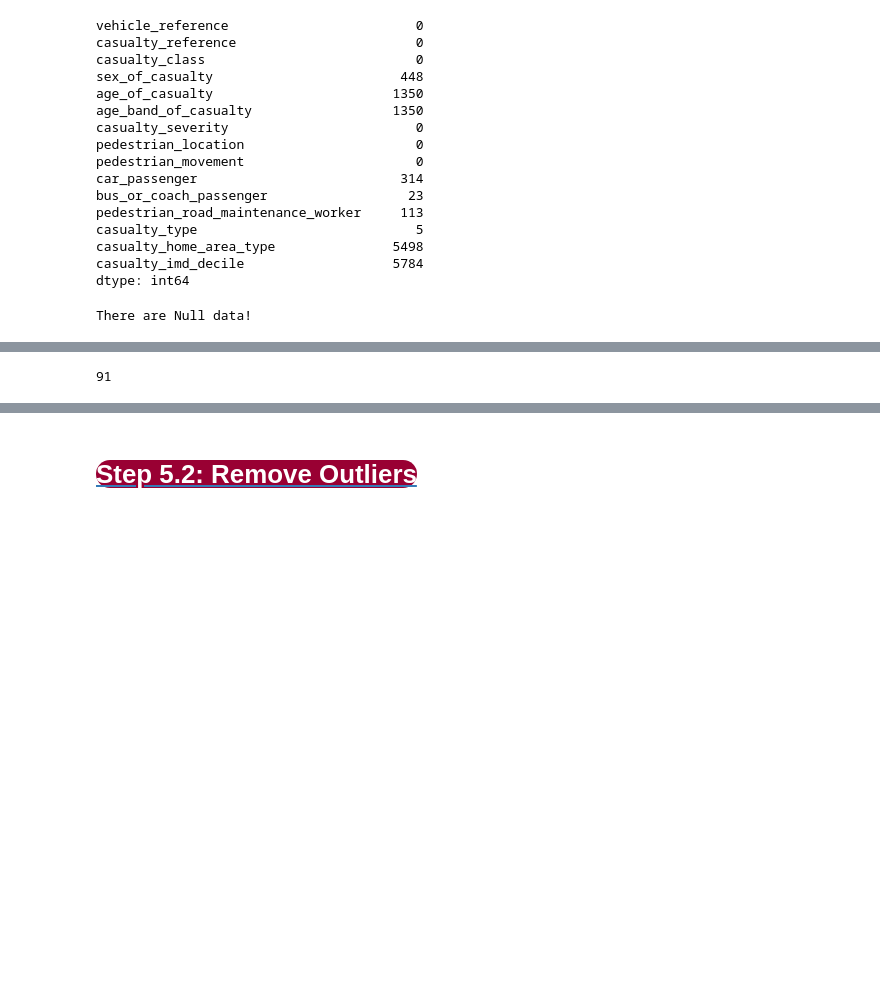
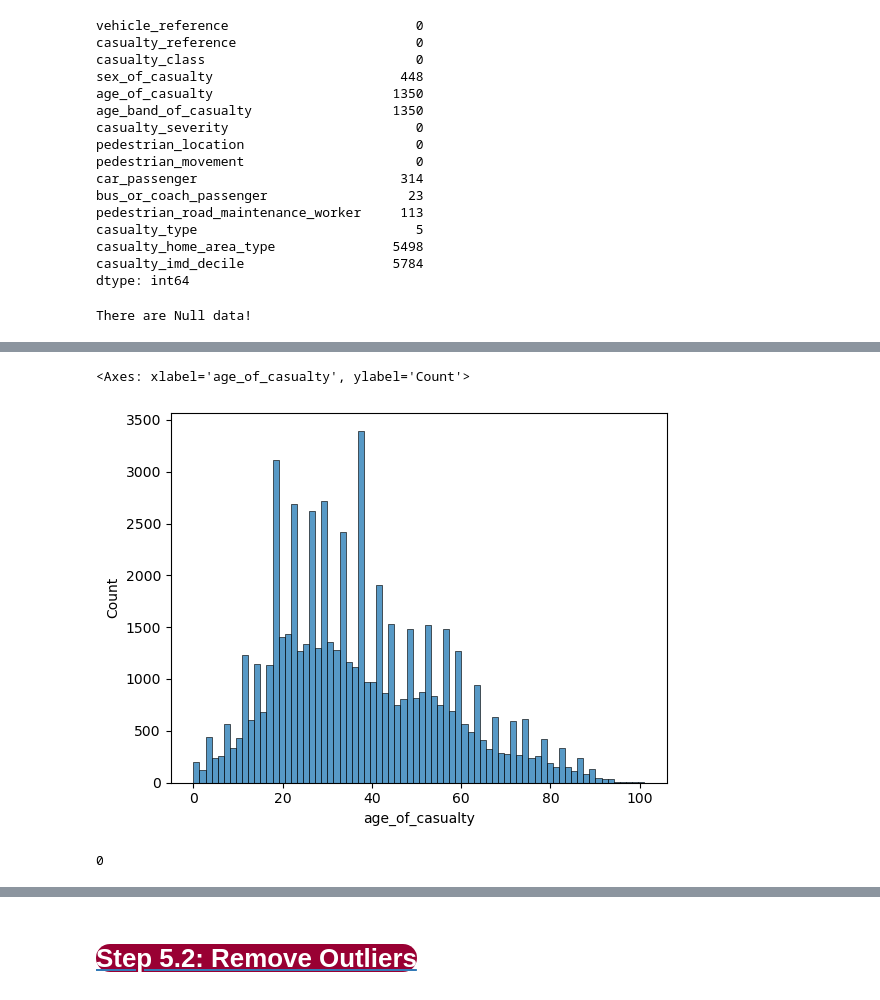
Before and after one commit to Asadi1460/road_accident, a Jupyter notebook: main.ipynb, the cells around one changed output, grey strips where cells are left out. Cells and saved outputs as stored; diff of their text form; code cells hidden in the pictures; blank space fills up the shorter version.

```diff
--- a/main.ipynb
+++ b/main.ipynb
@@ -593,15 +654,21 @@ array([ 8.,  6.,  9., 11.,  4., 10.,  3.,  7.,  2.,  5.,  1., nan])
+# %%
+sns.histplot(df['age_of_casualty'])
+# %% [output]
+<Axes: xlabel='age_of_casualty', ylabel='Count'>
+[figure, added]
 # %%
 # labels=['0 - 5', '6 - 10', '11 - 15', '16 - 20', '21 - 25',
 #         '26 - 35', '36 - 45', '46 - 55', '56 - 65', '66 - 75', 'Over 75'],
 
 # Replace null values in 'age_band_of_casualty' based on 'age_of_casualty'
+df.drop('age_band_of_casualty', axis=1, inplace=True)
 df['age_band_of_casualty'] = pd.cut(df['age_of_casualty'],
                                      bins=[0, 6, 11, 16, 21, 26, 36, 46, 56, 66, 76, float('inf')],
                                      labels = np.arange(1.0, 12.0),
-                                     right=True, )
+                                     right=False, )
 df['age_band_of_casualty'].isnull().sum()
 # %% [output]
-91
+0
 # %%
 df['age_band_of_casualty']
 # %% [output]
```
Also changed, not shown: parts of 53 cells of this notebook, 4 other files.
